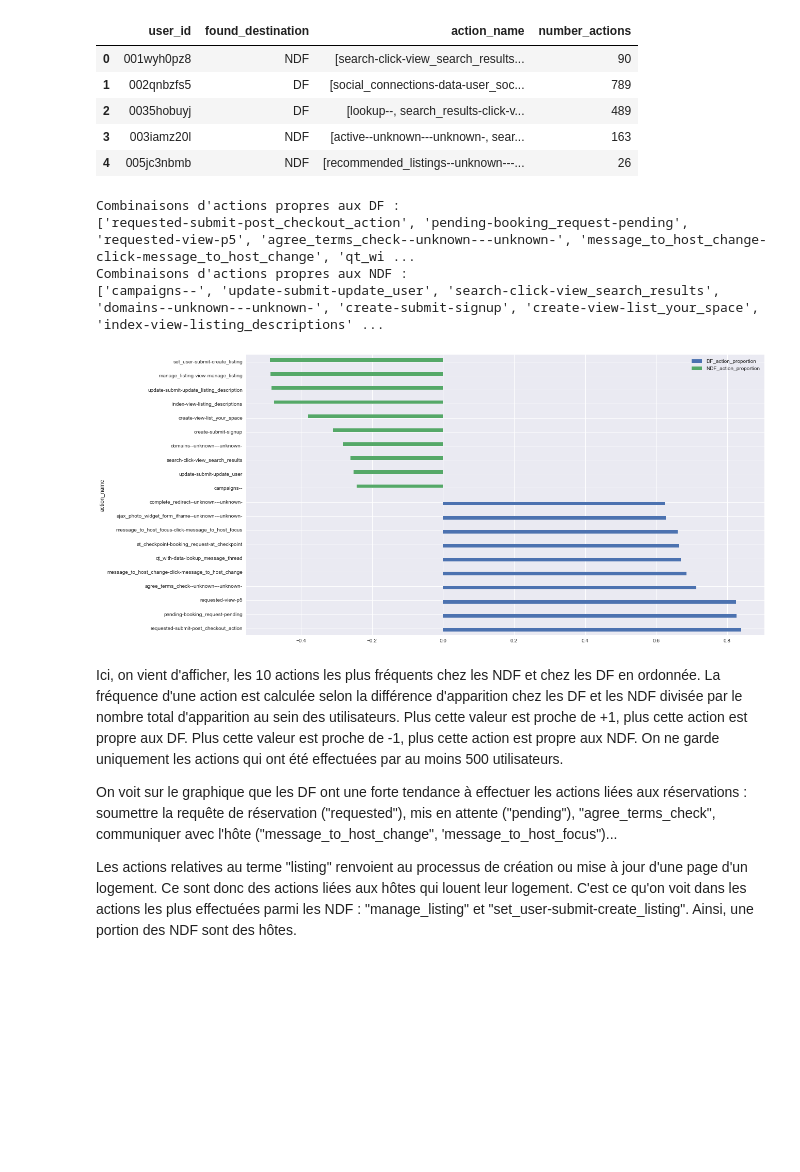
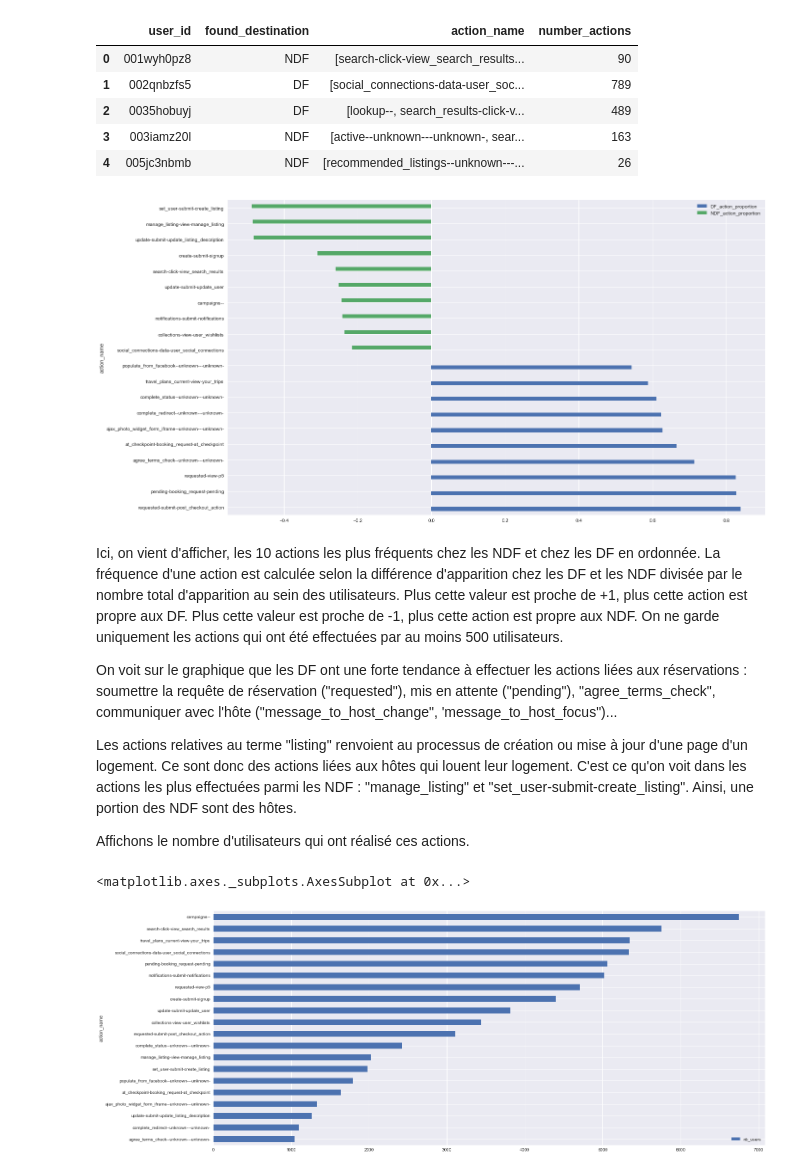
Before and after one commit to vesran/BookerGuess, a Jupyter notebook: _3_analyse_des_sessions.ipynb, the cells around one changed output. Drawn from its saved outputs; the diff is of its cells as text; code cells hidden in the pictures; blank space fills up the shorter version.

```diff
--- a/_3_analyse_des_sessions.ipynb
+++ b/_3_analyse_des_sessions.ipynb
@@ -145,25 +153,34 @@ action_names_stats['count_ndf'] = action_names_stats_ndf['count'].values
 action_names_stats['diff'] = (action_names_stats['count_df'] - action_names_stats['count_ndf']) / (action_names_stats['count_df'] + action_names_stats['count_ndf'])
 # %%
 n_top = 10
-ndf_actions_names_stats = action_names_stats[action_names_stats['count_df'] + action_names_stats['count_ndf'] > 500].sort_values(by='diff').head(n_top).sort_values(by='diff', ascending=False).reset_index()
-df_actions_names_stats = action_names_stats[action_names_stats['count_df'] + action_names_stats['count_ndf'] > 500].sort_values(by='diff').tail(n_top).sort_values(by='diff', ascending=False).reset_index()
+n_actions = 1000
+ndf_actions_names_stats = action_names_stats[action_names_stats['count_df'] + action_names_stats['count_ndf'] > n_actions].sort_values(by='diff').head(n_top).sort_values(by='diff', ascending=False).reset_index()
+df_actions_names_stats = action_names_stats[action_names_stats['count_df'] + action_names_stats['count_ndf'] > n_actions].sort_values(by='diff').tail(n_top).sort_values(by='diff', ascending=False).reset_index()
 names_stats = pd.DataFrame({
     'action_name': df_actions_names_stats['action_name'].values.tolist() + ndf_actions_names_stats['action_name'].values.tolist(),
     'DF_action_proportion': df_actions_names_stats['diff'].values.tolist() +  [0 for _ in range(ndf_actions_names_stats.shape[0])],
     'NDF_action_proportion': [0 for _ in range(df_actions_names_stats.shape[0])] + ndf_actions_names_stats['diff'].values.tolist(),
 })
-names_stats.set_index('action_name').plot.barh(figsize=(18, 10))
-print(f"Combinaisons d'actions propres aux DF : \n{df_actions_names_stats['action_name'].values.tolist()}")
-print(f"Combinaisons d'actions propres aux NDF : \n{ndf_actions_names_stats['action_name'].values.tolist()}")
+_ = names_stats.set_index('action_name').plot.barh(figsize=(20, 12))
+# print(f"Combinaisons d'actions propres aux DF : \n{df_actions_names_stats['action_name'].values.tolist()}")
+# print(f"Combinaisons d'actions propres aux NDF : \n{ndf_actions_names_stats['action_name'].values.tolist()}")
 # %% [output]
-Combinaisons d'actions propres aux DF :
-['requested-submit-post_checkout_action', 'pending-booking_request-pending', 'requested-view-p5', 'agree_terms_check--unknown---unknown-', 'message_to_host_change-click-message_to_host_change', 'qt_wi ...
-Combinaisons d'actions propres aux NDF :
-['campaigns--', 'update-submit-update_user', 'search-click-view_search_results', 'domains--unknown---unknown-', 'create-submit-signup', 'create-view-list_your_space', 'index-view-listing_descriptions' ...
-[figure, old version]
+[figure, new version]
 # %% [markdown]
 Ici, on vient d'afficher, les 10 actions les plus fréquents chez les NDF et chez les DF en ordonnée. La fréquence d'une action est calculée selon la différence d'apparition chez les DF et les NDF divisée par le nombre total d'apparition au sein des utilisateurs. Plus cette valeur est proche de +1, plus cette action est propre aux DF. Plus cette valeur est proche de -1, plus cette action est propre aux NDF. On ne garde uniquement les actions qui ont été effectuées par au moins 500 utilisateurs.
 
 On voit sur le graphique que les DF ont une forte tendance à effectuer les actions liées aux réservations : soumettre la requête de réservation ("requested"), mis en attente ("pending"), "agree_terms_check", communiquer avec l'hôte ("message_to_host_change", 'message_to_host_focus")...
 
 Les actions relatives au terme "listing" renvoient au processus de création ou mise à jour d'une page d'un logement. Ce sont donc des actions liées aux hôtes qui louent leur logement. C'est ce qu'on voit dans les actions les plus effectuées parmi les NDF : "manage_listing" et "set_user-submit-create_listing". Ainsi, une portion des NDF sont des hôtes.
+
+Affichons le nombre d'utilisateurs qui ont réalisé ces actions.
+# %%
+def count_users_who_did(action):
+    return sessions[sessions['action_name'] == action]['user_id'].nunique()
+
+actions_names = set(names_stats['action_name'].unique())
+names_stats['nb_users'] = names_stats.apply(lambda r: count_users_who_did(r['action_name']), axis=1)
+names_stats.sort_values(by='nb_users').plot.barh(x='action_name', y='nb_users', figsize=(23, 10))
+# %% [output]
+<matplotlib.axes._subplots.AxesSubplot at 0x...>
+[figure, added]
```
Also changed, not shown: parts of 10 cells of this notebook.
